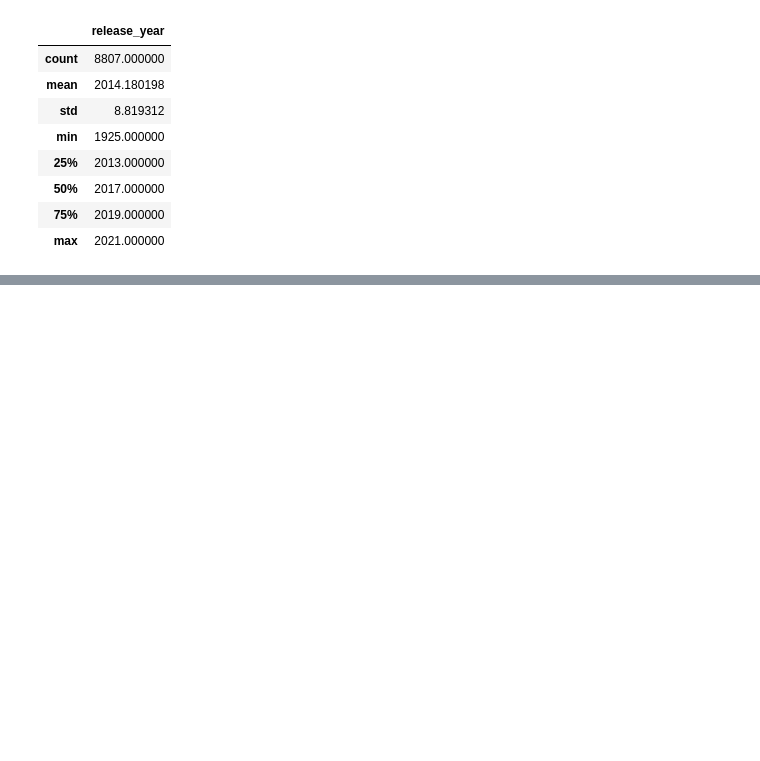
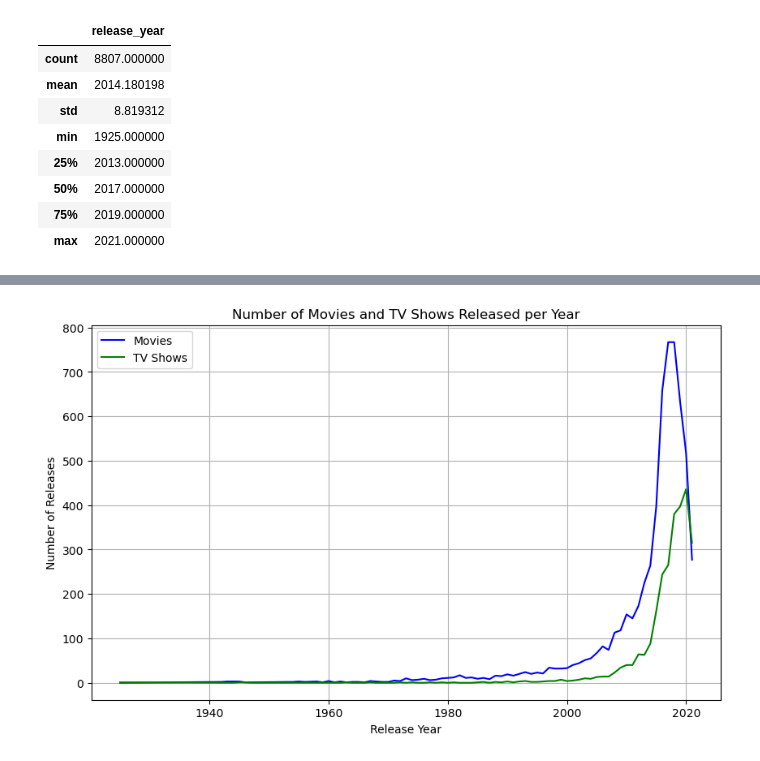
Before and after one commit to Omar-Elnazly/Netflix-Analysis, a Jupyter notebook: main notebook.ipynb, the cells around one changed output, grey strips where cells are left out. Saved outputs shown, nothing was run; the diff lists cells and outputs as text; code cells hidden in the pictures; blank space fills up the shorter version.

```diff
--- a/main notebook.ipynb
+++ b/main notebook.ipynb
@@ -88,0 +100,15 @@ array([[<Axes: title={'center': 'release_year'}>]], dtype=object)
+# %%
+content_counts = netflix_df.groupby(['release_year', 'type']).size().unstack(fill_value=0)
+plt.figure(figsize=(10, 6))
+
+plt.plot(content_counts.index, content_counts['Movie'], linestyle='-', color='blue', label='Movies')
+plt.plot(content_counts.index, content_counts['TV Show'], linestyle='-', color='green', label='TV Shows')
+
+plt.title('Number of Movies and TV Shows Released per Year')
+plt.xlabel('Release Year')
+plt.ylabel('Number of Releases')
+plt.legend()
+plt.grid(True)
+plt.show()
+# %% [output]
+[figure, added]
```
Also changed, not shown: parts of 14 cells of this notebook.
